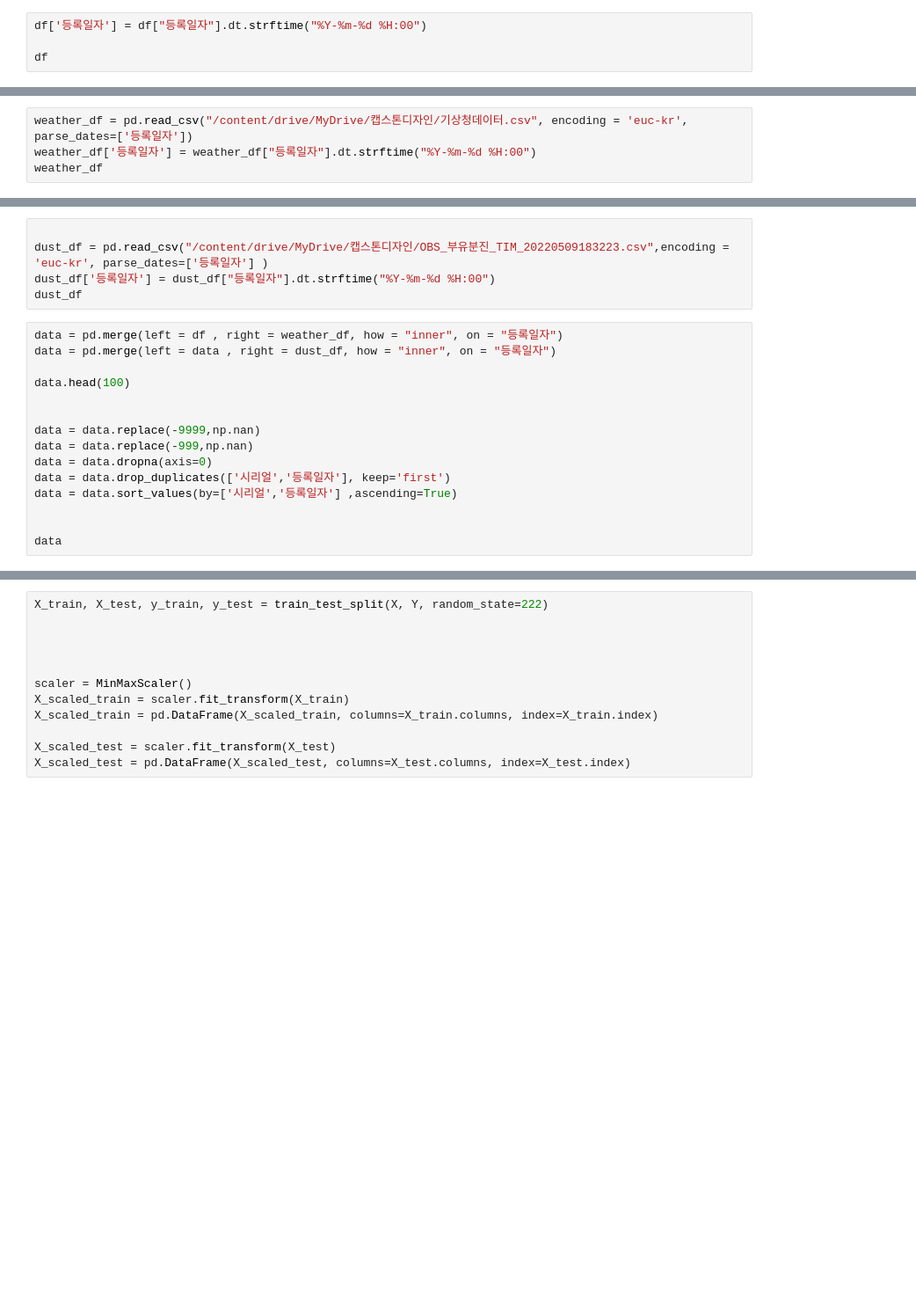
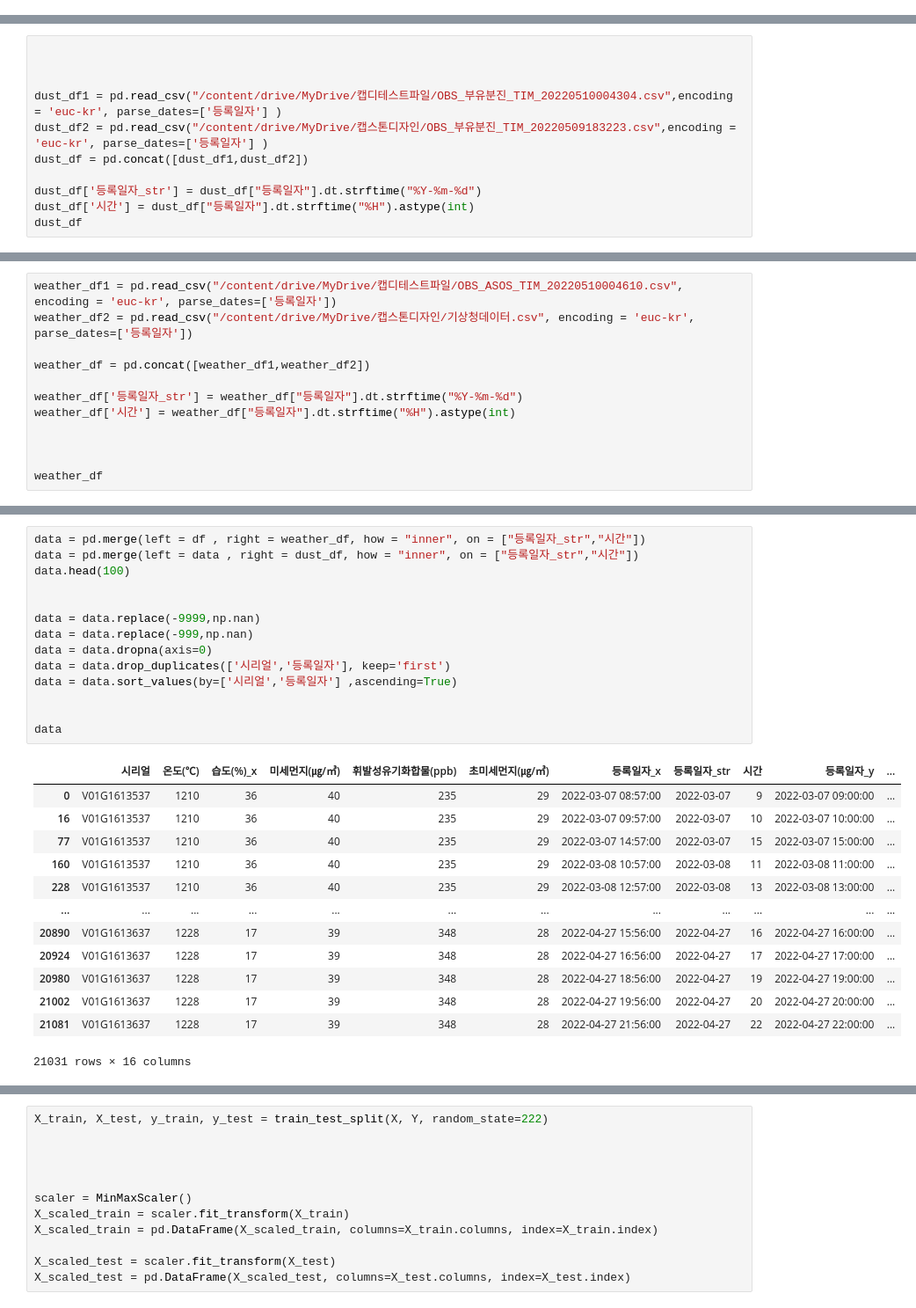
Before and after one commit to Yoonsun222/CapstoneDesign, a Jupyter notebook: 캡스톤디자인.ipynb, the cells around one changed output, grey strips where cells are left out. Shown at 88% size. Saved outputs shown, nothing was run; the diff lists cells and outputs as text; blank space fills up the shorter version.

```diff
--- a/캡스톤디자인.ipynb
+++ b/캡스톤디자인.ipynb
@@ -22,4 +45,0 @@ df
-# %%
-df['등록일자'] = df["등록일자"].dt.strftime("%Y-%m-%d %H:00")
-
-df
@@ -25,0 +61,11 @@ df
+# %%
+
+
+
+dust_df1 = pd.read_csv("/content/drive/MyDrive/캡디테스트파일/OBS_부유분진_TIM_20220510004304.csv",encoding = 'euc-kr', parse_dates=['등록일자'] )
+dust_df2 = pd.read_csv("/content/drive/MyDrive/캡스톤디자인/OBS_부유분진_TIM_20220509183223.csv",encoding = 'euc-kr', parse_dates=['등록일자'] )
+dust_df = pd.concat([dust_df1,dust_df2])
+
+dust_df['등록일자_str'] = dust_df["등록일자"].dt.strftime("%Y-%m-%d")
+dust_df['시간'] = dust_df["등록일자"].dt.strftime("%H").astype(int)
+dust_df
@@ -26,4 +86,12 @@ df
 # %%
-weather_df = pd.read_csv("/content/drive/MyDrive/캡스톤디자인/기상청데이터.csv", encoding = 'euc-kr', parse_dates=['등록일자'])
-weather_df['등록일자'] = weather_df["등록일자"].dt.strftime("%Y-%m-%d %H:00")
+weather_df1 = pd.read_csv("/content/drive/MyDrive/캡디테스트파일/OBS_ASOS_TIM_20220510004610.csv", encoding = 'euc-kr', parse_dates=['등록일자'])
+weather_df2 = pd.read_csv("/content/drive/MyDrive/캡스톤디자인/기상청데이터.csv", encoding = 'euc-kr', parse_dates=['등록일자'])
+
+weather_df = pd.concat([weather_df1,weather_df2])
+
+weather_df['등록일자_str'] = weather_df["등록일자"].dt.strftime("%Y-%m-%d")
+weather_df['시간'] = weather_df["등록일자"].dt.strftime("%H").astype(int)
+
+
+
 weather_df
@@ -30,23 +112,31 @@ weather_df
-# %%
-
-dust_df = pd.read_csv("/content/drive/MyDrive/캡스톤디자인/OBS_부유분진_TIM_20220509183223.csv",encoding = 'euc-kr', parse_dates=['등록일자'] )
-dust_df['등록일자'] = dust_df["등록일자"].dt.strftime("%Y-%m-%d %H:00")
-dust_df
 # %%
-data = pd.merge(left = df , right = weather_df, how = "inner", on = "등록일자")
-data = pd.merge(left = data , right = dust_df, how = "inner", on = "등록일자")
-
+data = pd.merge(left = df , right = weather_df, how = "inner", on = ["등록일자_str","시간"])
+data = pd.merge(left = data , right = dust_df, how = "inner", on = ["등록일자_str","시간"])
 data.head(100)
 
 
 data = data.replace(-9999,np.nan)
 data = data.replace(-999,np.nan)
 data = data.dropna(axis=0)
 data = data.drop_duplicates(['시리얼','등록일자'], keep='first')
 data = data.sort_values(by=['시리얼','등록일자'] ,ascending=True)
 
 
 data
+# %% [output]
+|  | 시리얼 | 온도(℃) | 습도(%)_x | 미세먼지(㎍/㎥) | 휘발성유기화합물(ppb) | 초미세먼지(㎍/㎥) | 등록일자_x | 등록일자_str | 시간 | 등록일자_y | ... |
+| 0 | V01G1613537 | 1210 | 36 | 40 | 235 | 29 | 2022-03-07 08:57:00 | 2022-03-07 | 9 | 2022-03-07 09:00:00 | ... |
+| 16 | V01G1613537 | 1210 | 36 | 40 | 235 | 29 | 2022-03-07 09:57:00 | 2022-03-07 | 10 | 2022-03-07 10:00:00 | ... |
+| 77 | V01G1613537 | 1210 | 36 | 40 | 235 | 29 | 2022-03-07 14:57:00 | 2022-03-07 | 15 | 2022-03-07 15:00:00 | ... |
+| 160 | V01G1613537 | 1210 | 36 | 40 | 235 | 29 | 2022-03-08 10:57:00 | 2022-03-08 | 11 | 2022-03-08 11:00:00 | ... |
+| 228 | V01G1613537 | 1210 | 36 | 40 | 235 | 29 | 2022-03-08 12:57:00 | 2022-03-08 | 13 | 2022-03-08 13:00:00 | ... |
+| ... | ... | ... | ... | ... | ... | ... | ... | ... | ... | ... | ... |
+| 20890 | V01G1613637 | 1228 | 17 | 39 | 348 | 28 | 2022-04-27 15:56:00 | 2022-04-27 | 16 | 2022-04-27 16:00:00 | ... |
+| 20924 | V01G1613637 | 1228 | 17 | 39 | 348 | 28 | 2022-04-27 16:56:00 | 2022-04-27 | 17 | 2022-04-27 17:00:00 | ... |
+| 20980 | V01G1613637 | 1228 | 17 | 39 | 348 | 28 | 2022-04-27 18:56:00 | 2022-04-27 | 19 | 2022-04-27 19:00:00 | ... |
+| 21002 | V01G1613637 | 1228 | 17 | 39 | 348 | 28 | 2022-04-27 19:56:00 | 2022-04-27 | 20 | 2022-04-27 20:00:00 | ... |
+| 21081 | V01G1613637 | 1228 | 17 | 39 | 348 | 28 | 2022-04-27 21:56:00 | 2022-04-27 | 22 | 2022-04-27 22:00:00 | ... |
+21031 rows × 16 columns
 # %%
 from sklearn.preprocessing import LabelEncoder
 encoder = LabelEncoder()
```
Also changed, not shown: parts of 27 cells of this notebook.
